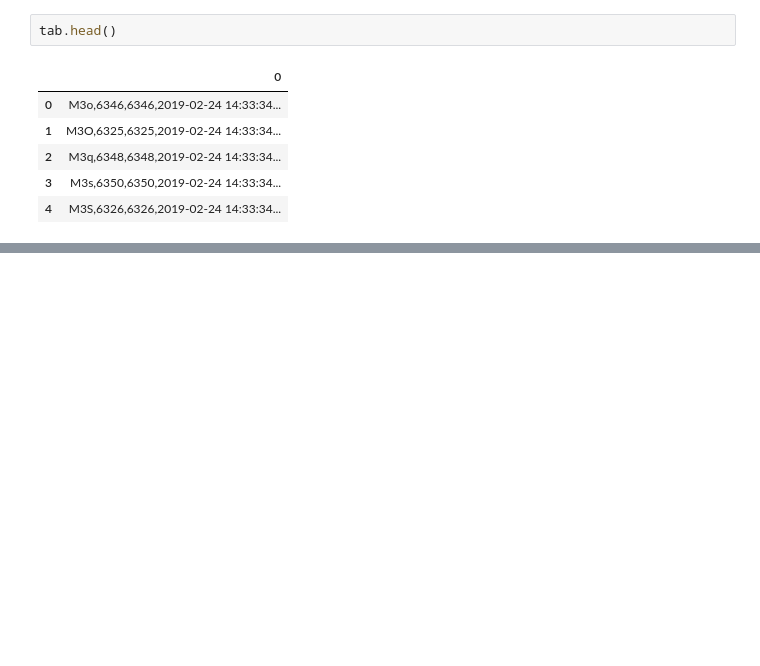
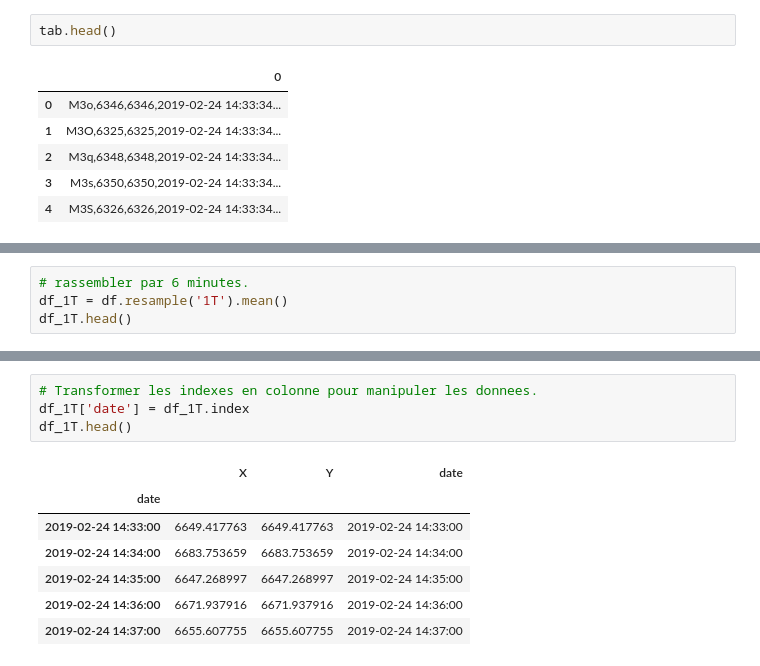
Before and after one commit to Oumayma13/Data_5sc, a Jupyter notebook: Jupyter-DIRmed2.ipynb, the cells around one changed output, grey strips where cells are left out. Cells and saved outputs as stored; diff of their text form; blank space fills up the shorter version.

```diff
--- a/Jupyter-DIRmed2.ipynb
+++ b/Jupyter-DIRmed2.ipynb
@@ -101,0 +102,4 @@ tab001['date']= tab001['date'].astype(str)
+# %%
+# rassembler par 6 minutes.
+df_1T = df.resample('1T').mean()
+df_1T.head()
@@ -101,0 +114,12 @@ tab001['date']= tab001['date'].astype(str)
+# %%
+# Transformer les indexes en colonne pour manipuler les donnees.
+df_1T['date'] = df_1T.index
+df_1T.head()
+# %% [output]
+|  | X | Y | date |
+| date |  |  |  |
+| 2019-02-24 14:33:00 | 6649.417763 | 6649.417763 | 2019-02-24 14:33:00 |
+| 2019-02-24 14:34:00 | 6683.753659 | 6683.753659 | 2019-02-24 14:34:00 |
+| 2019-02-24 14:35:00 | 6647.268997 | 6647.268997 | 2019-02-24 14:35:00 |
+| 2019-02-24 14:36:00 | 6671.937916 | 6671.937916 | 2019-02-24 14:36:00 |
+| 2019-02-24 14:37:00 | 6655.607755 | 6655.607755 | 2019-02-24 14:37:00 |
```
Also changed, not shown: parts of 25 cells of this notebook.
